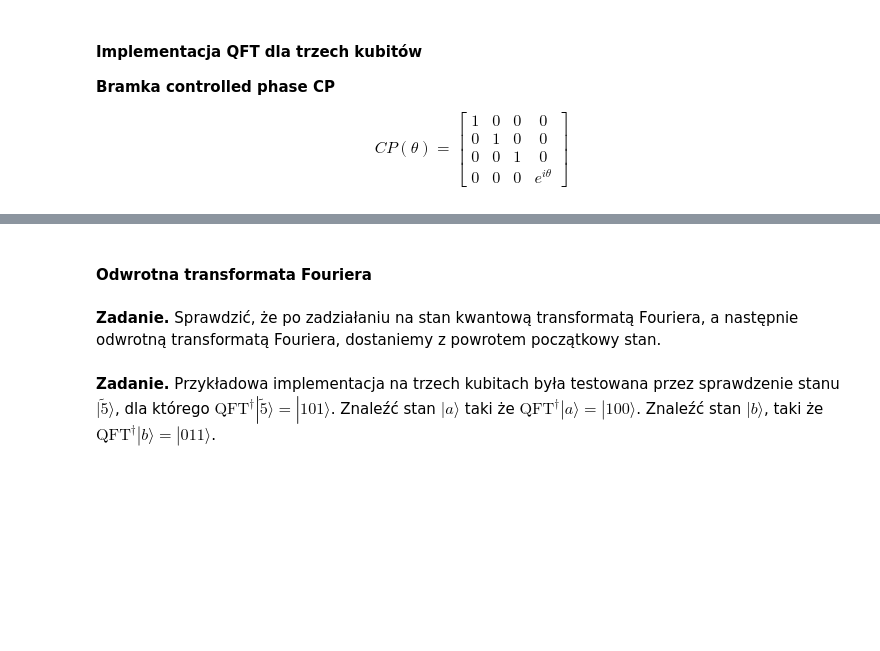
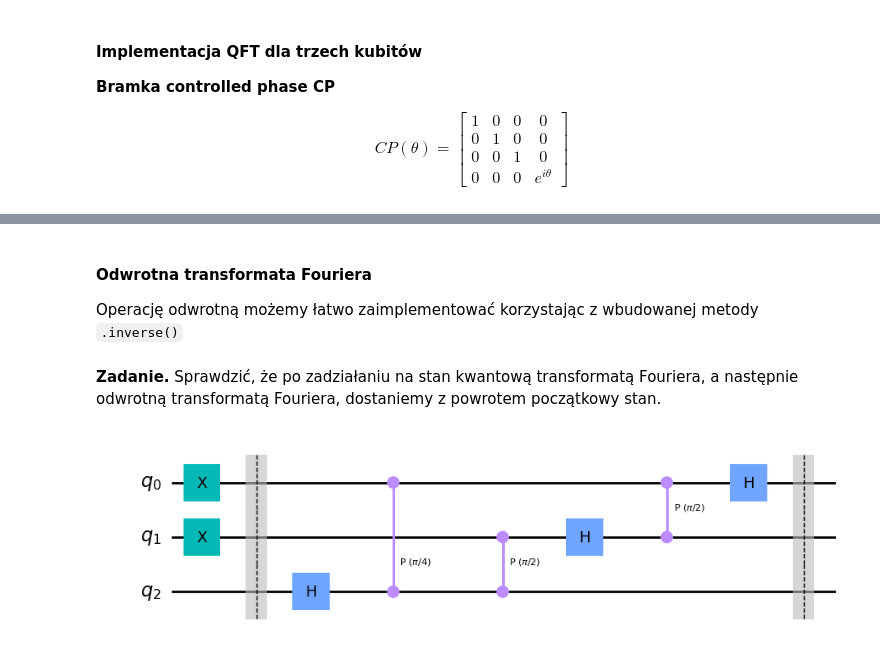
Before and after one commit to m-kosik/algorytmy-kwantowe, a Jupyter notebook: 11_kwantowa_transformata_fouriera.ipynb, the cells around one changed output, grey strips where cells are left out. Cells and saved outputs as stored; diff of their text form; code cells hidden in the pictures; blank space fills up the shorter version.

Commit message:
fix inverse transform function

```diff
--- a/11_kwantowa_transformata_fouriera.ipynb
+++ b/11_kwantowa_transformata_fouriera.ipynb
@@ -85,8 +86,7 @@ plot_bloch_multivector(statevector)
 # %%
 def qft(circuit, n):
 
-
-    return circuit
+    pass
 # %%
 qc = QuantumCircuit(4)
 qft(qc,4)
@@ -95,0 +96,5 @@ qc.draw()
+# %%
+qc = QuantumCircuit(4)
+qc.x(1)
+statevector = Statevector.from_instruction(qc)
+plot_bloch_multivector(statevector)
@@ -96,17 +105,33 @@ qc.draw()
 # %% [markdown]
 #### Odwrotna transformata Fouriera
+
+Operację odwrotną możemy łatwo zaimplementować korzystając z wbudowanej metody `.inverse()`
 # %%
-def inverse_qft(circuit, n):
+def get_qft_circuit(n):
+    qc = QuantumCircuit(n)
+    qft(qc, n)
+    return qc
 
-    qft_circ = qft(QuantumCircuit(n), n)
 
+def get_inverse_qft_circuit(n):
+    qft_circ = get_qft_circuit(n)
     inverse_qft_circ = qft_circ.inverse()
-
-    circuit.append(inverse_qft_circ, circuit.qubits[:n])
-
-    return circuit.decompose()
-    # .decompose() allows us to see the individual gates
+    return inverse_qft_circ.decompose()
 # %% [markdown]
 **Zadanie.** Sprawdzić, że po zadziałaniu na stan kwantową transformatą Fouriera, a następnie odwrotną transformatą Fouriera, dostaniemy z powrotem początkowy stan.
-# %% [markdown]
-**Zadanie.** Przykładowa implementacja na trzech kubitach była testowana przez sprawdzenie stanu $|\widetilde{5}\rangle$, dla którego $\text{QFT}^{\dagger}|\widetilde{5}\rangle = |101\rangle$. Znaleźć stan $|a\rangle$ taki że $\text{QFT}^{\dagger}|a\rangle = |100\rangle$. Znaleźć stan $|b\rangle$, taki że $\text{QFT}^{\dagger}|b\rangle = |011\rangle$.
+# %%
+n=3
+
+# Przygotowanie stanu początkowego
+circuit = QuantumCircuit(n)
+circuit.x(0)
+circuit.x(1)
+circuit.barrier()
+
+# Transformata Fouriera
+qft_circuit = get_qft_circuit(n)
+circuit = circuit.compose(qft_circuit)
+circuit.barrier()
+circuit.draw(output="mpl")
+# %% [output]
+[figure, added]
```
Also changed, not shown: parts of 10 cells of this notebook.
